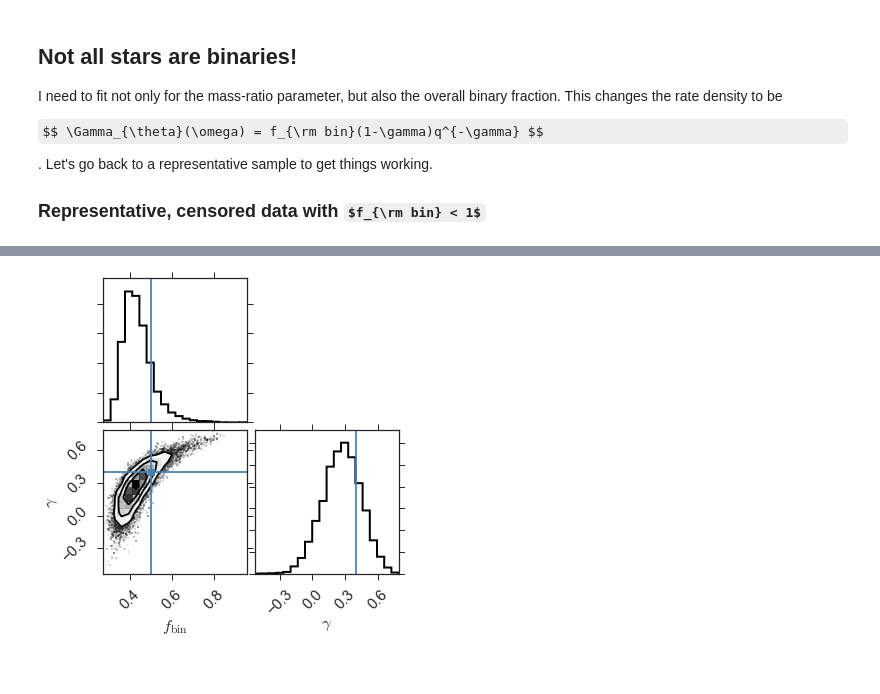
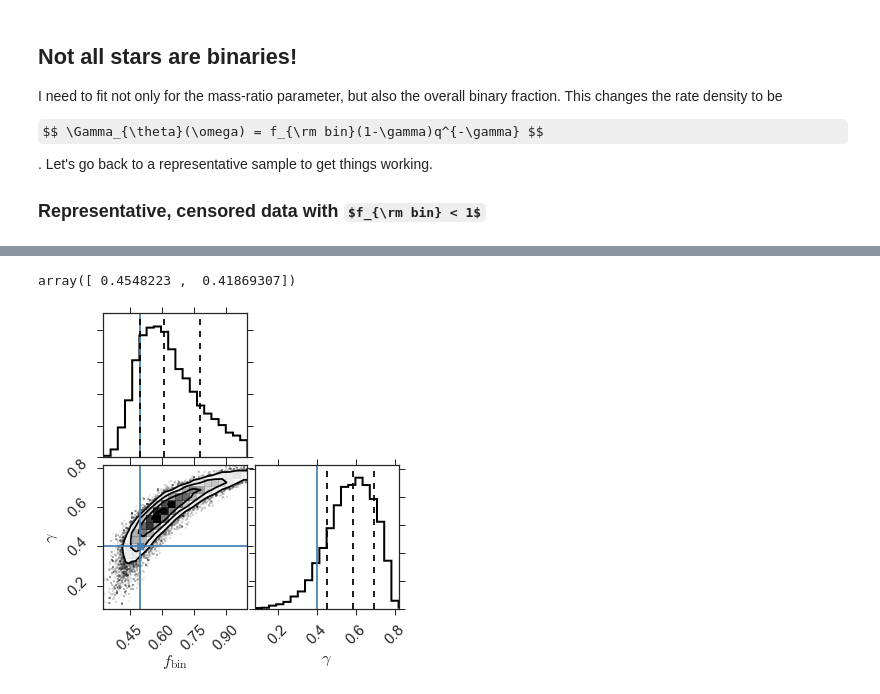
Before and after one commit to kgullikson88/BinaryInference, a Jupyter notebook: Method_Summary.ipynb, the cells around one changed output, grey strips where cells are left out. Drawn from its saved outputs; the diff is of its cells as text; code cells hidden in the pictures; some formulas as TeX source.

Commit message:
Doing malmquist correction correctly (finally).

```diff
--- a/Method_Summary.ipynb
+++ b/Method_Summary.ipynb
@@ -504,6 +588,13 @@ censored_fitter.fit(backend='emcee', n_burn=150, n_prod=400, nwalkers=100, guess
+# %%
+fitter.guess_fit_parameters()
+# %% [output]
+array([ 0.4548223 ,  0.41869307])
+# %%
+par_ranges = [[0, 1.0], [0, 0.999]]
+fitter.fit(backend='emcee', n_burn=150, n_prod=400, nwalkers=100, guess=False, initial_pars=par_ranges)
 # %%
-censored_fitter.triangle(truths=(0.5, 0.4), hist_kwargs=dict(lw=2))
-plt.savefig('Figures/Triangle_representative_fbin.pdf')
-plt.savefig('Figures/Triangle_representative_fbin.png')
+fitter.triangle(truths=(0.5, 0.4), hist_kwargs=dict(lw=2), quantiles=(.16, .50, .84))
+plt.savefig('Figures/Triangle_malmquist_fbin_noprior.pdf')
+plt.savefig('Figures/Triangle_malmquist_fbin_noprior.png')
 # %% [output]
-[figure, old version]
+[figure, new version]
```
Also changed, not shown: parts of 7 cells of this notebook, 4 other files.
